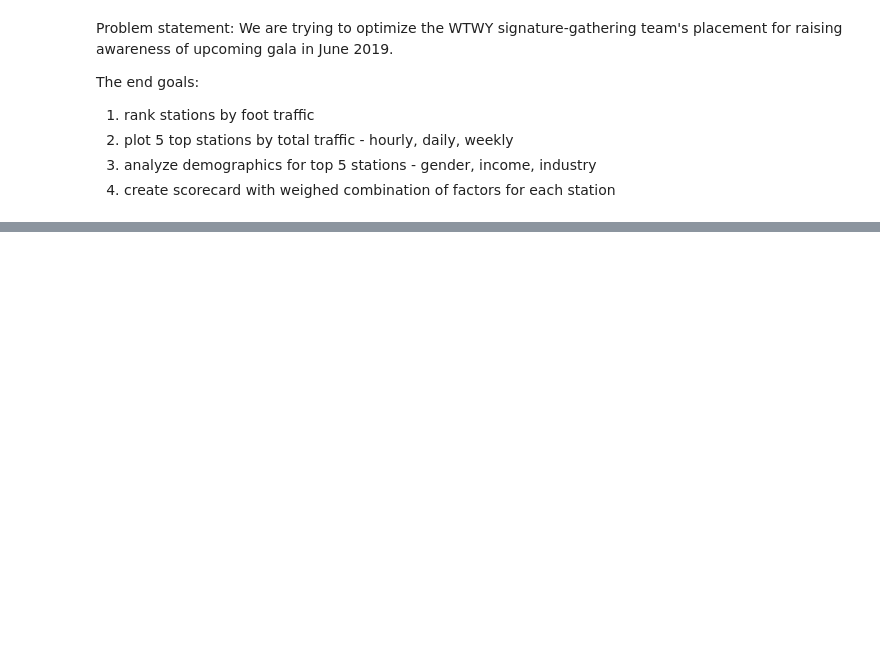
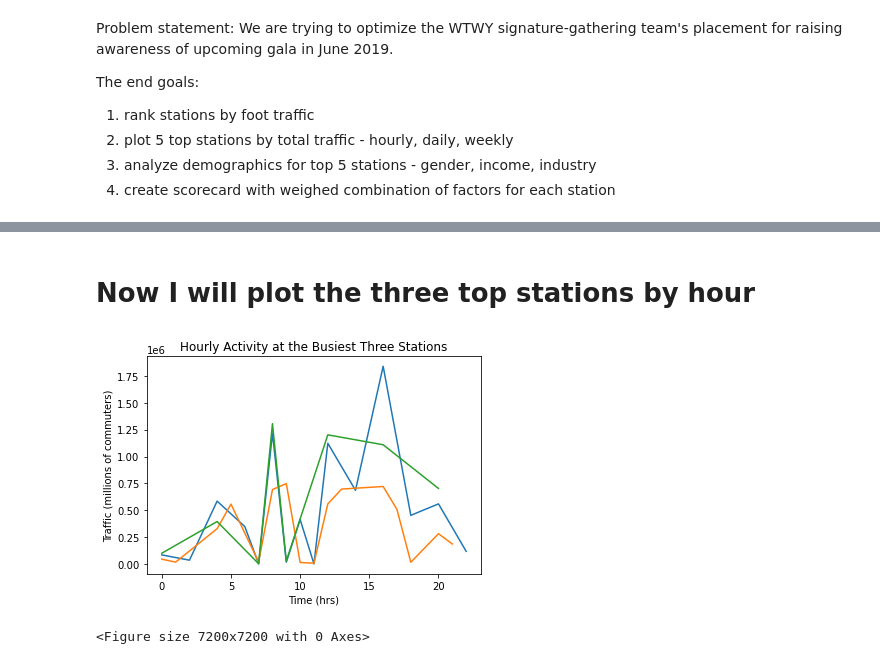
Before and after one commit to anubhavpar/sturdy-goggles, a Jupyter notebook: data_cleaning.ipynb, the cells around one changed output, grey strips where cells are left out. Drawn from its saved outputs; the diff is of its cells as text; code cells hidden in the pictures; blank space fills up the shorter version.

```diff
--- a/data_cleaning.ipynb
+++ b/data_cleaning.ipynb
@@ -302,0 +212,14 @@ penn.head()
+# %% [markdown]
+# Now I will plot the three top stations by hour
+# %%
+plt.plot(penn_hr);
+plt.plot(cntr_hr);
+plt.plot(herald_hr);
+plt.title('Hourly Activity at the Busiest Three Stations');
+plt.xlabel('Time (hrs)');
+plt.ylabel('Traffic (millions of commuters)')
+plt.figure(figsize=(100,100))
+plt.savefig(fname='hourly_top3',format='svg')
+# %% [output]
+[figure, added]
+<Figure size 7200x7200 with 0 Axes>
```
Also changed, not shown: parts of 48 cells of this notebook, 1 other file.
